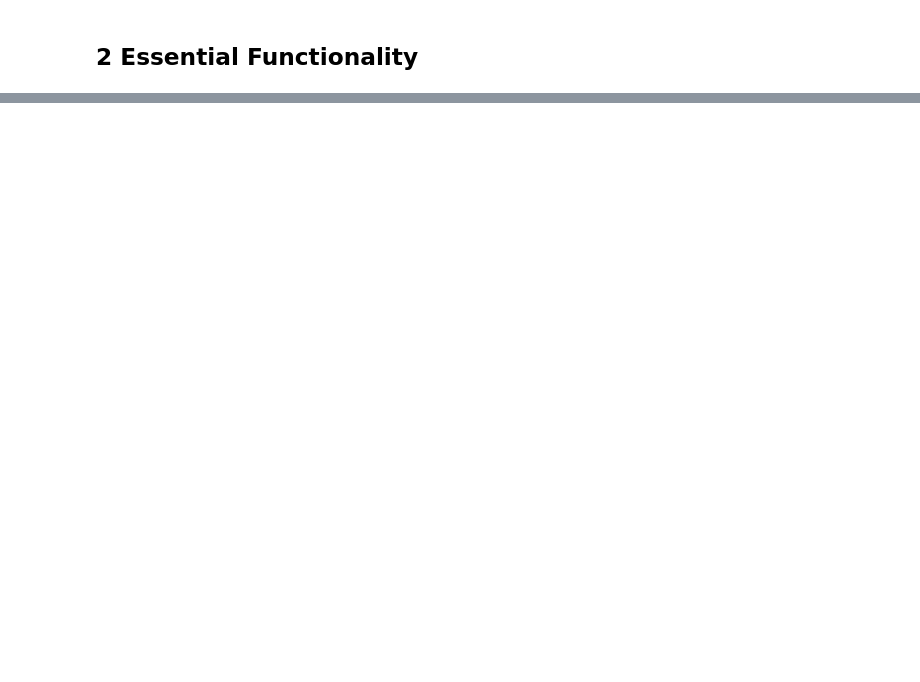
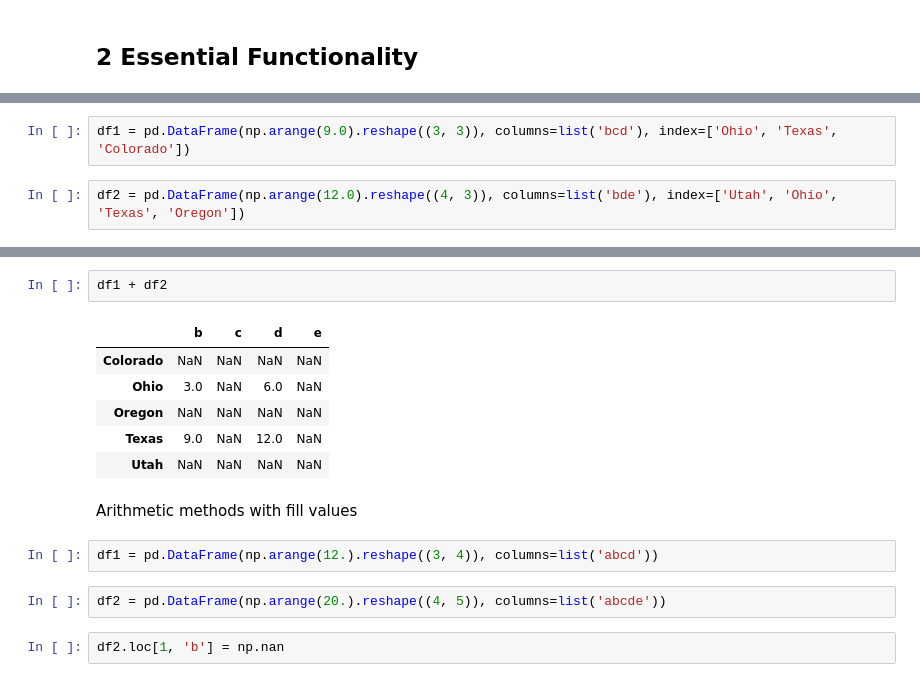
Before and after one commit to Gakun/python_for_data_analysis, a Jupyter notebook: CH5 - Getting Started with pandas.ipynb, the cells around one changed output, grey strips where cells are left out. Drawn from its saved outputs; the diff is of its cells as text; blank space fills up the shorter version.

```diff
--- a/CH5 - Getting Started with pandas.ipynb
+++ b/CH5 - Getting Started with pandas.ipynb
@@ -449,0 +844,4 @@ Index([u'bar', u'bar'], dtype='object')
+# %%
+df1 = pd.DataFrame(np.arange(9.0).reshape((3, 3)), columns=list('bcd'), index=['Ohio', 'Texas', 'Colorado'])
+# %%
+df2 = pd.DataFrame(np.arange(12.0).reshape((4, 3)), columns=list('bde'), index=['Utah', 'Ohio', 'Texas', 'Oregon'])
@@ -449,0 +863,17 @@ Index([u'bar', u'bar'], dtype='object')
+# %%
+df1 + df2
+# %% [output]
+|  | b | c | d | e |
+| Colorado | NaN | NaN | NaN | NaN |
+| Ohio | 3.0 | NaN | 6.0 | NaN |
+| Oregon | NaN | NaN | NaN | NaN |
+| Texas | 9.0 | NaN | 12.0 | NaN |
+| Utah | NaN | NaN | NaN | NaN |
+# %% [markdown]
+Arithmetic methods with fill values
+# %%
+df1 = pd.DataFrame(np.arange(12.).reshape((3, 4)), columns=list('abcd'))
+# %%
+df2 = pd.DataFrame(np.arange(20.).reshape((4, 5)), columns=list('abcde'))
+# %%
+df2.loc[1, 'b'] = np.nan
```
Also changed, not shown: parts of 236 cells of this notebook, 5 other files.
